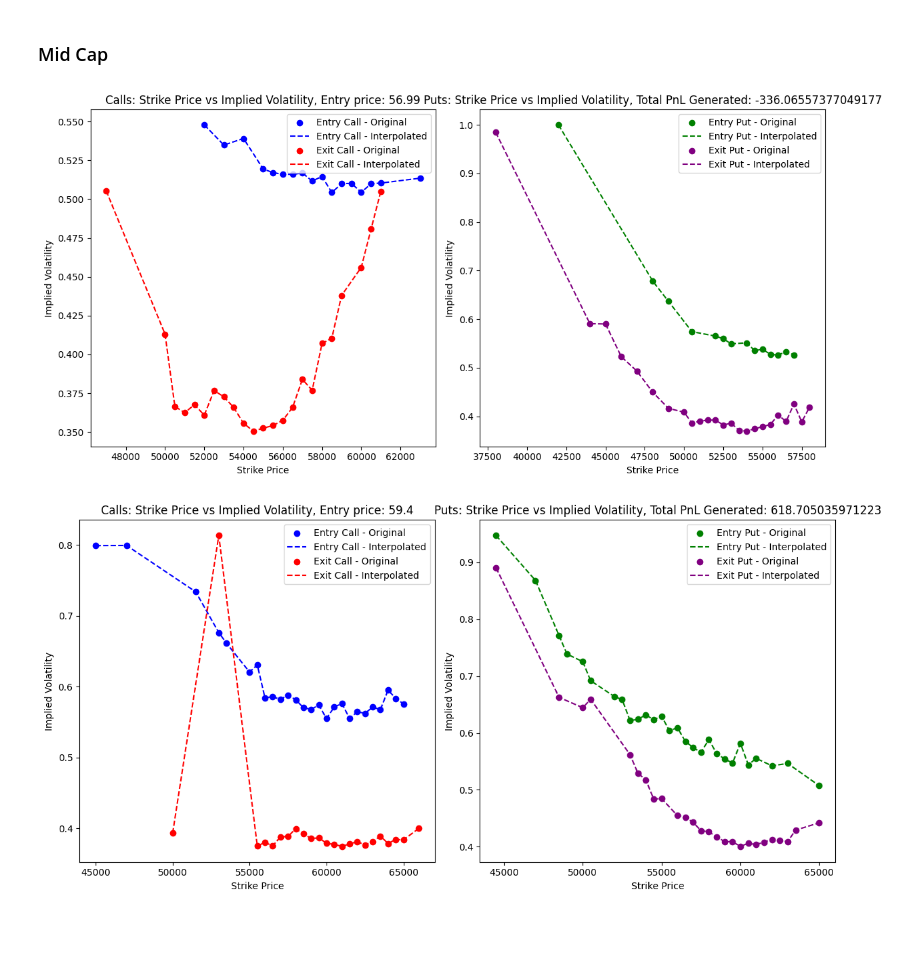
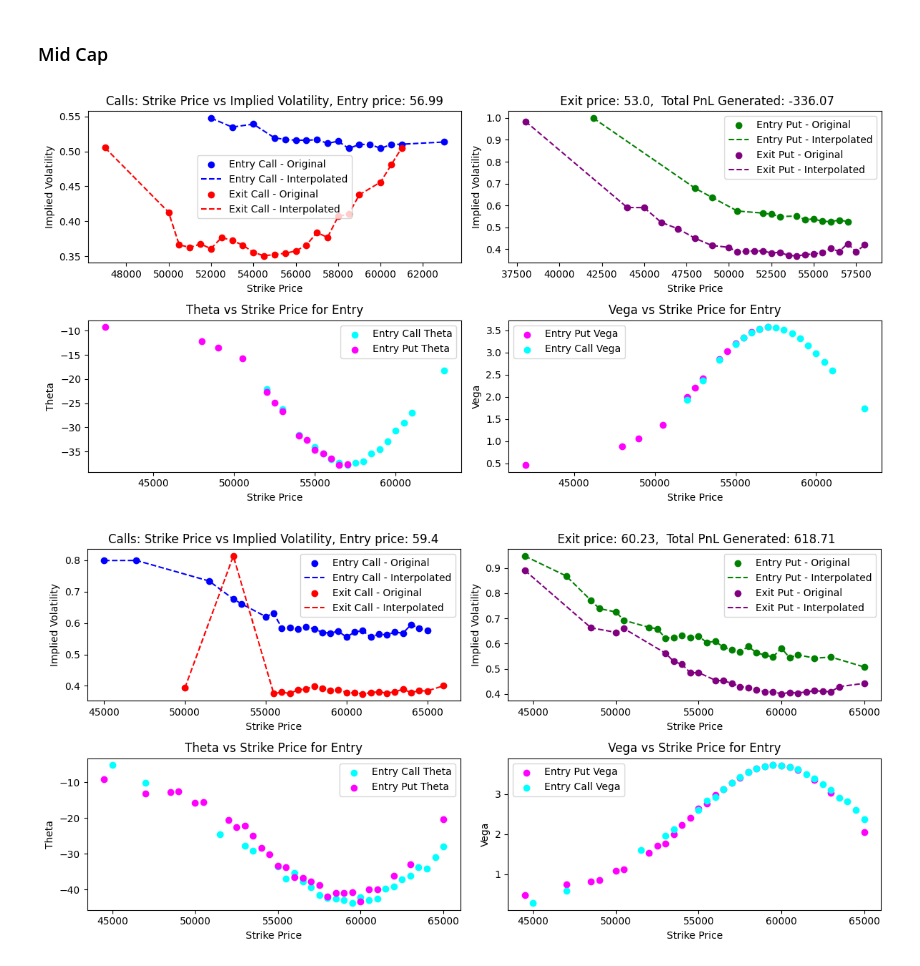
Before and after one commit to shreyjain-uchicago/ProjectLab_Spring-24_HullTactical, a Jupyter notebook: Vol_level_change.ipynb, the cells around one changed output. Saved outputs shown, nothing was run; the diff lists cells and outputs as text; code cells hidden in the pictures; blank space fills up the shorter version.

```diff
--- a/Vol_level_change.ipynb
+++ b/Vol_level_change.ipynb
@@ -145,7 +158,7 @@ for year in range(2018, 2019):
     table_name = f"optionm.opprcd{year}"  # Generate table name dynamically
     query = f"""
     SELECT
-        date,  symbol, cp_flag, strike_price, exdate,  impl_volatility
+        date,  symbol, cp_flag, strike_price, exdate,  impl_volatility, vega, theta
     FROM
         {table_name} a
     WHERE
@@ -247,7 +278,7 @@ for year in range(2018, 2019):
     table_name = f"optionm.opprcd{year}"  # Generate table name dynamically
     query = f"""
     SELECT
-        date,  symbol, cp_flag, strike_price, exdate,  impl_volatility
+        date,  symbol, cp_flag, strike_price, exdate,  impl_volatility, vega, theta
     FROM
         {table_name} a
     WHERE
@@ -265,35 +296,53 @@ options_dict_mid[2018].dropna(subset='impl_volatility',inplace=True)
 for i in range(5):
     ex_date_entry=options_dict_mid[2018][(options_dict_mid[2018]['ticker']==data_2018_mid['Short_ticker'][i]) & (options_dict_mid[2018]['date']==data_2018_mid['trade_entry'][i])]['exdate'].min()
     ex_date_exit=options_dict_mid[2018][(options_dict_mid[2018]['ticker']==data_2018_mid['Short_ticker'][i]) & (options_dict_mid[2018]['date']==data_2018_mid['trade_exit'][i])]['exdate'].min()
     tmp_entry_call=options_dict_mid[2018][(options_dict_mid[2018]['exdate']==ex_date_entry) &(options_dict_mid[2018]['ticker']==data_2018_mid['Short_ticker'][i]) & (options_dict_mid[2018]['date']==data_2018_mid['trade_entry'][i]) & (options_dict_mid[2018]['cp_flag']=='C')]
     tmp_exit_call=options_dict_mid[2018][(options_dict_mid[2018]['exdate']==ex_date_entry) &(options_dict_mid[2018]['ticker']==data_2018_mid['Short_ticker'][i]) & (options_dict_mid[2018]['date']==data_2018_mid['trade_exit'][i]) & (options_dict_mid[2018]['cp_flag']=='C')]
     tmp_entry_put=options_dict_mid[2018][(options_dict_mid[2018]['exdate']==ex_date_exit) &(options_dict_mid[2018]['ticker']==data_2018_mid['Short_ticker'][i]) & (options_dict_mid[2018]['date']==data_2018_mid['trade_entry'][i]) & (options_dict_mid[2018]['cp_flag']=='P')]
     tmp_exit_put=options_dict_mid[2018][(options_dict_mid[2018]['exdate']==ex_date_exit) &(options_dict_mid[2018]['ticker']==data_2018_mid['Short_ticker'][i]) & (options_dict_mid[2018]['date']==data_2018_mid['trade_exit'][i]) & (options_dict_mid[2018]['cp_flag']=='P')]
     # Set the size of the entire figure
     # Set up the figure
     plt.figure(figsize=(12, 6))
 
     # Plot for Calls
-    ax1 = plt.subplot(1, 2, 1)
+    ax1 = plt.subplot(2, 2, 1)
     plot_with_interpolation(tmp_entry_call, ax1, 'Entry Call', 'blue')
     plot_with_interpolation(tmp_exit_call, ax1, 'Exit Call', 'red')
     ax1.set_title(f'Calls: Strike Price vs Implied Volatility, Entry price: {data_2018_mid['stock_price_entry'][i]}')
     ax1.set_xlabel('Strike Price')
     ax1.set_ylabel('Implied Volatility')
     ax1.legend()
 
     # Plot for Puts
-    ax2 = plt.subplot(1, 2, 2)
+    ax2 = plt.subplot(2, 2, 2)
     plot_with_interpolation(tmp_entry_put, ax2, 'Entry Put', 'green')
     plot_with_interpolation(tmp_exit_put, ax2, 'Exit Put', 'purple')
-    ax2.set_title(f'Puts: Strike Price vs Implied Volatility, Total PnL Generated: {data_2018_mid['straddle_pnl'][i]}')
+    ax2.set_title(f' Exit price: {data_2018_mid['stock_price_exit'][i]},  Total PnL Generated: {round(data_2018_mid['straddle_pnl'][i],2)}')
     ax2.set_xlabel('Strike Price')
     ax2.set_ylabel('Implied Volatility')
     ax2.legend()
 
+    ax3 = plt.subplot(2, 2, 3)
+    ax3.scatter(tmp_entry_call['strike_price'], tmp_entry_call['theta'], color='cyan', label='Entry Call Theta')
+    ax3.scatter(tmp_entry_put['strike_price'], tmp_entry_put['theta'], color='magenta', label='Entry Put Theta')
+    ax3.set_title('Theta vs Strike Price for Entry')
+    ax3.set_xlabel('Strike Price')
+    ax3.set_ylabel('Theta')
+    ax3.legend()
+
+    # Subplot 4: Entry Puts (Vega vs Strike Price)
+    ax4 = plt.subplot(2, 2, 4)
+    ax4.scatter(tmp_entry_put['strike_price'], tmp_entry_put['vega'], color='magenta', label='Entry Put Vega')
+    ax4.scatter(tmp_entry_call['strike_price'], tmp_entry_call['vega'], color='cyan', label='Entry Call Vega')
+
+    ax4.set_title('Vega vs Strike Price for Entry')
+    ax4.set_xlabel('Strike Price')
+    ax4.set_ylabel('Vega')
+    ax4.legend()
+
     # Adjust layout and display the plot
     plt.tight_layout()
     plt.show()
 # %% [output]
-[figure, old version]
+[figure, new version]
-[figure, old version]
+[figure, new version]
```
Also changed, not shown: parts of 10 cells of this notebook, 1 other file.
